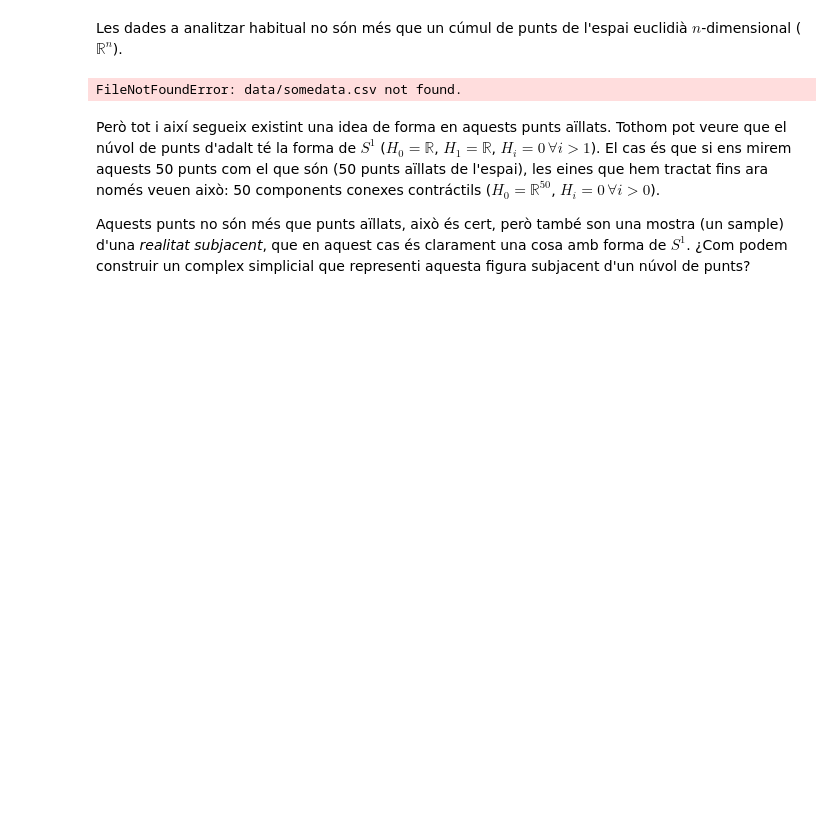
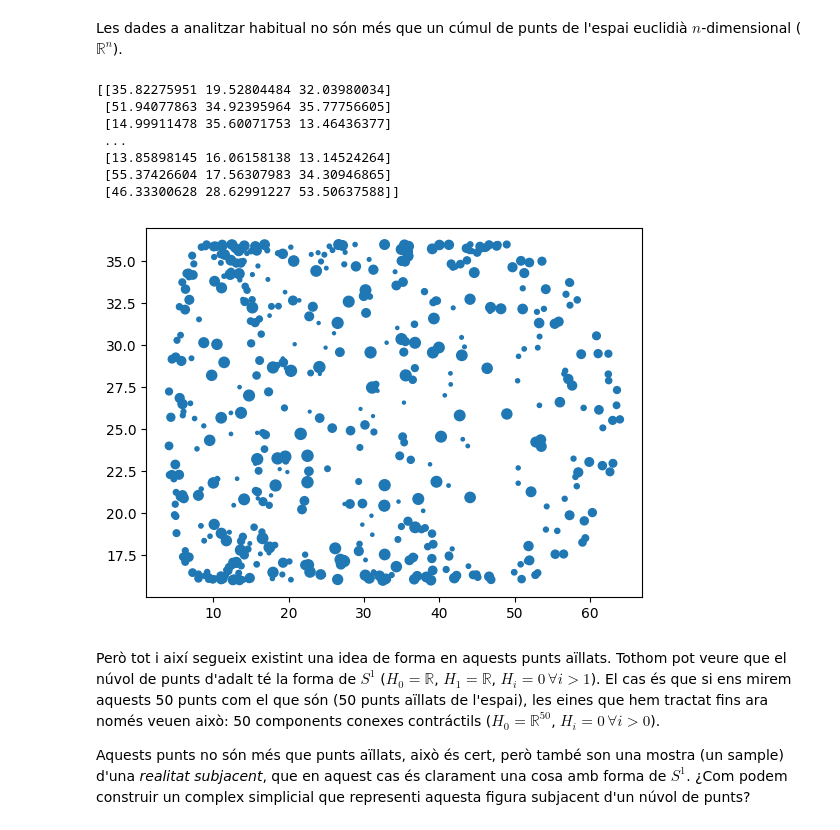
Before and after one commit to Gerard-Lahuerta/Practica_3_Topologia, a Jupyter notebook: Pràctica 8 - Homologia Persistent.ipynb, the cells around one changed output. Drawn from its saved outputs; the diff is of its cells as text; code cells hidden in the pictures; blank space fills up the shorter version.

```diff
--- a/Pràctica 8 - Homologia Persistent.ipynb
+++ b/Pràctica 8 - Homologia Persistent.ipynb
@@ -7,12 +7,19 @@ Les dades a analitzar habitual no són més que un cúmul de punts de l'espai eu
 # %%
 import numpy as np
 import matplotlib.pyplot as plt
 
-data = np.genfromtxt('data/somedata.csv', delimiter=',')
+data = np.genfromtxt('data/data1.csv', delimiter=' ')
 plt.scatter(*data.T)
 plt.show()
 # %% [output]
-FileNotFoundError: data/somedata.csv not found.
+[[35.82275951 19.52804484 32.03980034]
+ [51.94077863 34.92395964 35.77756605]
+ [14.99911478 35.60071753 13.46436377]
+ ...
+ [13.85898145 16.06158138 13.14524264]
+ [55.37426604 17.56307983 34.30946865]
+ [46.33300628 28.62991227 53.50637588]]
+[figure, added]
 # %% [markdown]
 Però tot i així segueix existint una idea de forma en aquests punts aïllats. Tothom pot veure que el núvol de punts d'adalt té la forma de $S^1$ ($H_0 = \mathbb{R}$, $H_1 = \mathbb{R}$, $H_i = 0\, \forall i > 1$). El cas és que si ens mirem aquests 50 punts com el que són (50 punts aïllats de l'espai), les eines que hem tractat fins ara només veuen això: 50 components conexes contráctils ($H_0 = \mathbb{R}^{50}$, $H_i = 0\, \forall i > 0$).
 
```
Also changed, not shown: parts of 2 cells of this notebook.
